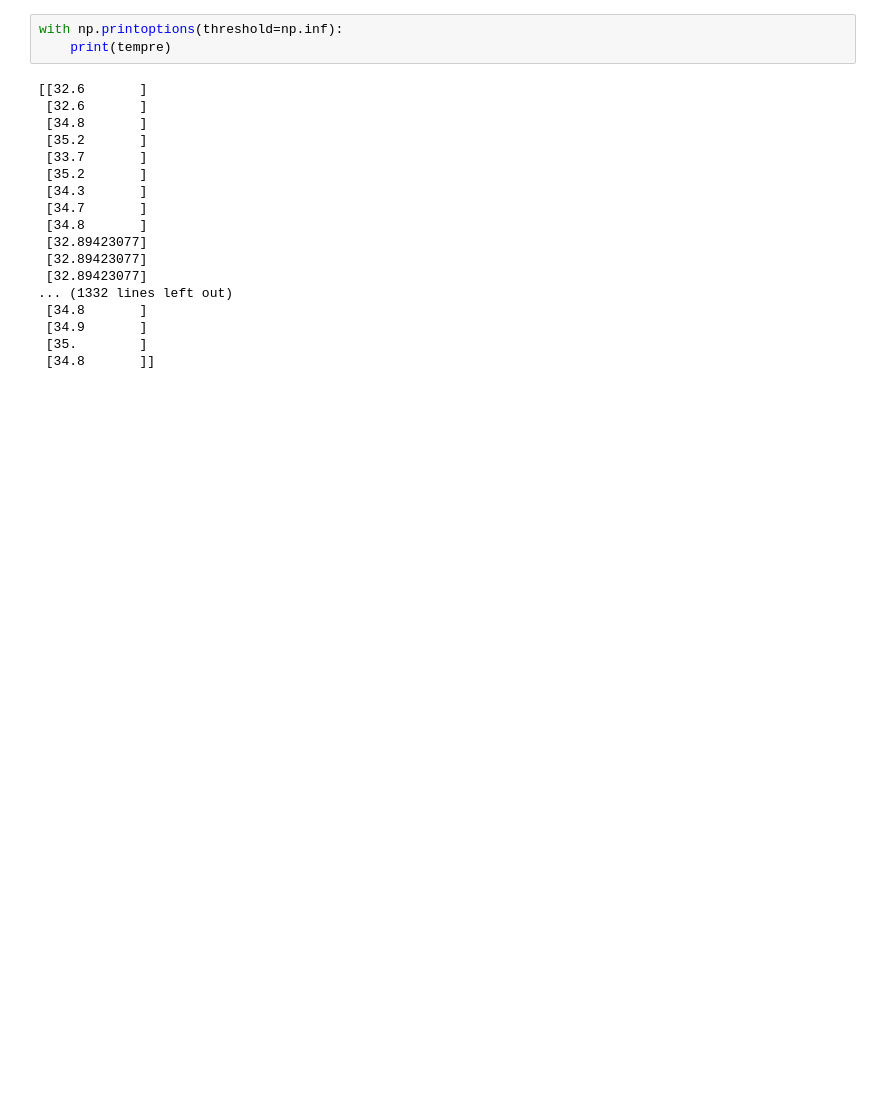
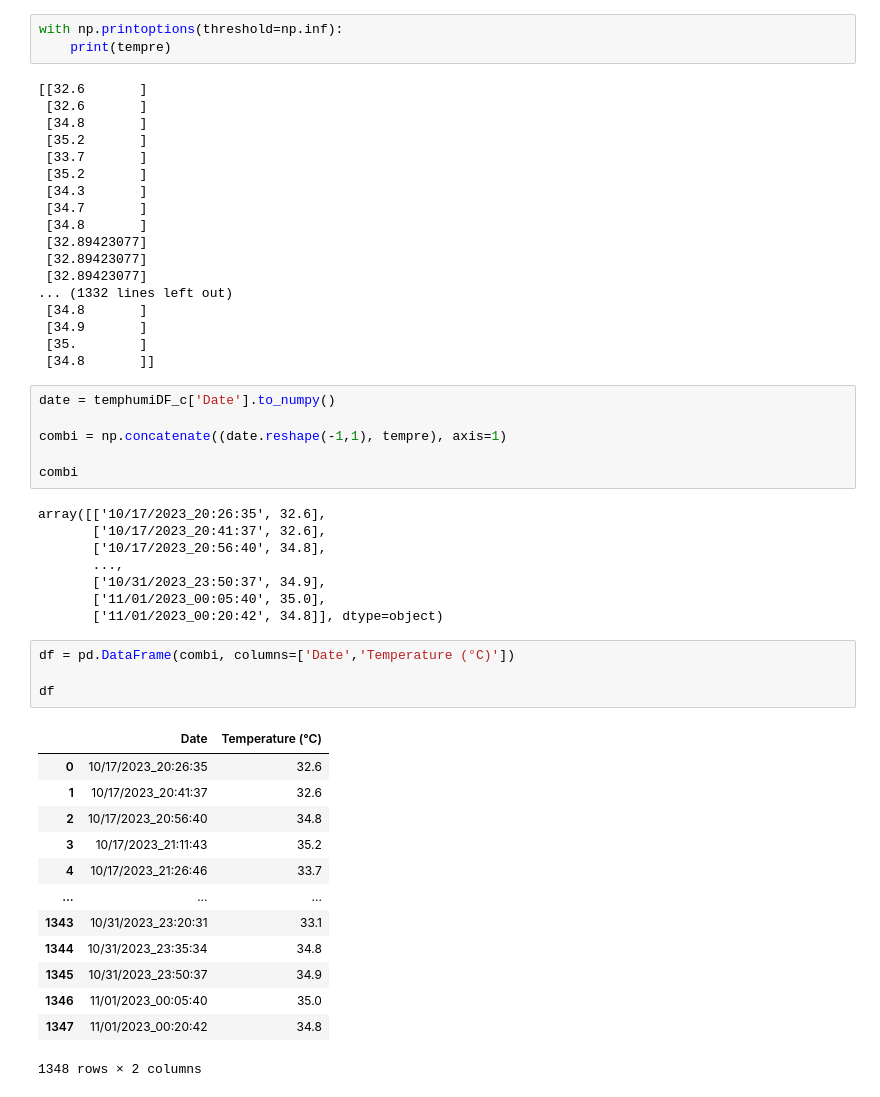
Before and after one commit to IanNoelBanta/DSP-MidtermProject, a Jupyter notebook: try.ipynb, the cells around one changed output. Cells and saved outputs as stored; diff of their text form; blank space fills up the shorter version.

```diff
--- a/try.ipynb
+++ b/try.ipynb
@@ -86,3 +88,35 @@ with np.printoptions(threshold=np.inf):
  [34.9       ]
  [35.        ]
  [34.8       ]]
+# %%
+date = temphumiDF_c['Date'].to_numpy()
+
+combi = np.concatenate((date.reshape(-1,1), tempre), axis=1)
+
+combi
+# %% [output]
+array([['10/17/2023_20:26:35', 32.6],
+       ['10/17/2023_20:41:37', 32.6],
+       ['10/17/2023_20:56:40', 34.8],
+       ...,
+       ['10/31/2023_23:50:37', 34.9],
+       ['11/01/2023_00:05:40', 35.0],
+       ['11/01/2023_00:20:42', 34.8]], dtype=object)
+# %%
+df = pd.DataFrame(combi, columns=['Date','Temperature (°C)'])
+
+df
+# %% [output]
+|  | Date | Temperature (°C) |
+| 0 | 10/17/2023_20:26:35 | 32.6 |
+| 1 | 10/17/2023_20:41:37 | 32.6 |
+| 2 | 10/17/2023_20:56:40 | 34.8 |
+| 3 | 10/17/2023_21:11:43 | 35.2 |
+| 4 | 10/17/2023_21:26:46 | 33.7 |
+| ... | ... | ... |
+| 1343 | 10/31/2023_23:20:31 | 33.1 |
+| 1344 | 10/31/2023_23:35:34 | 34.8 |
+| 1345 | 10/31/2023_23:50:37 | 34.9 |
+| 1346 | 11/01/2023_00:05:40 | 35.0 |
+| 1347 | 11/01/2023_00:20:42 | 34.8 |
+1348 rows × 2 columns
```
Also changed, not shown: parts of 7 cells of this notebook, 2 other files.
